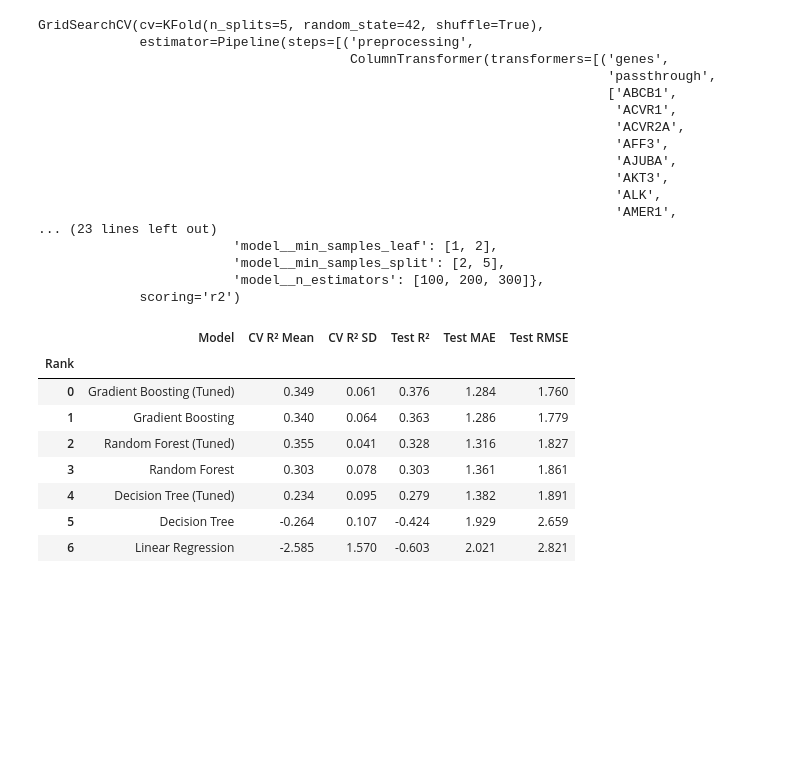
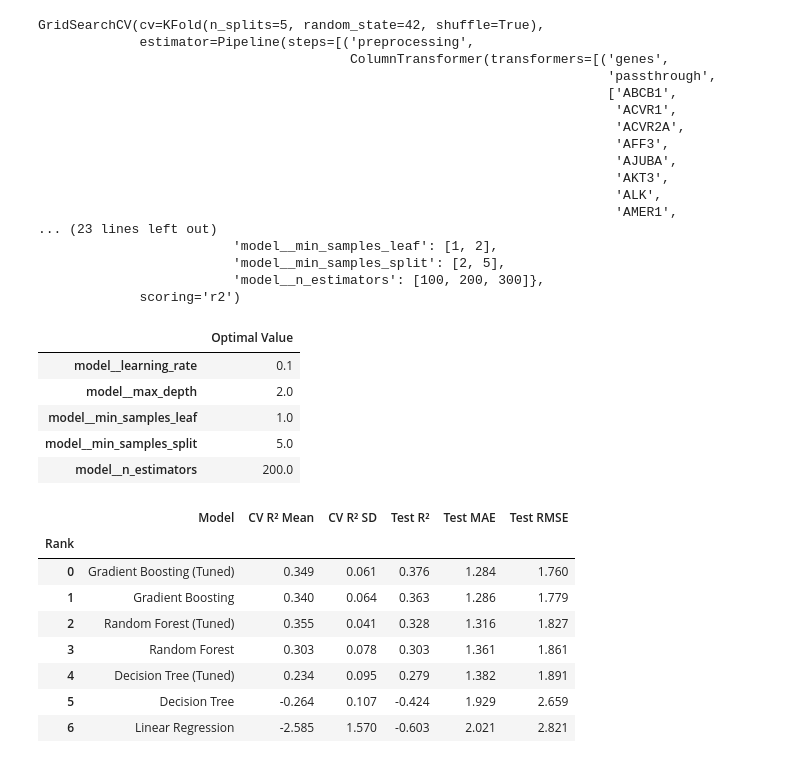
Before and after one commit to carolinemalaihull/trametinib-drug-response-ml, a Jupyter notebook: notebooks/02_ML.ipynb, the cells around one changed output. Drawn from its saved outputs; the diff is of its cells as text; code cells hidden in the pictures; blank space fills up the shorter version.

```diff
--- a/notebooks/02_feature_engineering.ipynb
+++ b/notebooks/02_ML.ipynb
@@ -1318,6 +1269,24 @@ GridSearchCV(cv=KFold(n_splits=5, random_state=42, shuffle=True),
                          'model__min_samples_split': [2, 5],
                          'model__n_estimators': [100, 200, 300]},
              scoring='r2')
+# %%
+# Display the optimal hyperparameter combination
+best_params_df = (
+    pd.DataFrame(
+        gradient_boosting_grid_search.best_params_,
+        index=["Optimal Value"]
+    )
+    .T
+)
+
+best_params_df
+# %% [output]
+|  | Optimal Value |
+| model__learning_rate | 0.1 |
+| model__max_depth | 2.0 |
+| model__min_samples_leaf | 1.0 |
+| model__min_samples_split | 5.0 |
+| model__n_estimators | 200.0 |
 # %%
 # Retrieve the Gradient Boosting model with the optimal hyperparameters
 best_gradient_boosting = gradient_boosting_grid_search.best_estimator_
```
Also changed, not shown: parts of 45 cells of this notebook.
